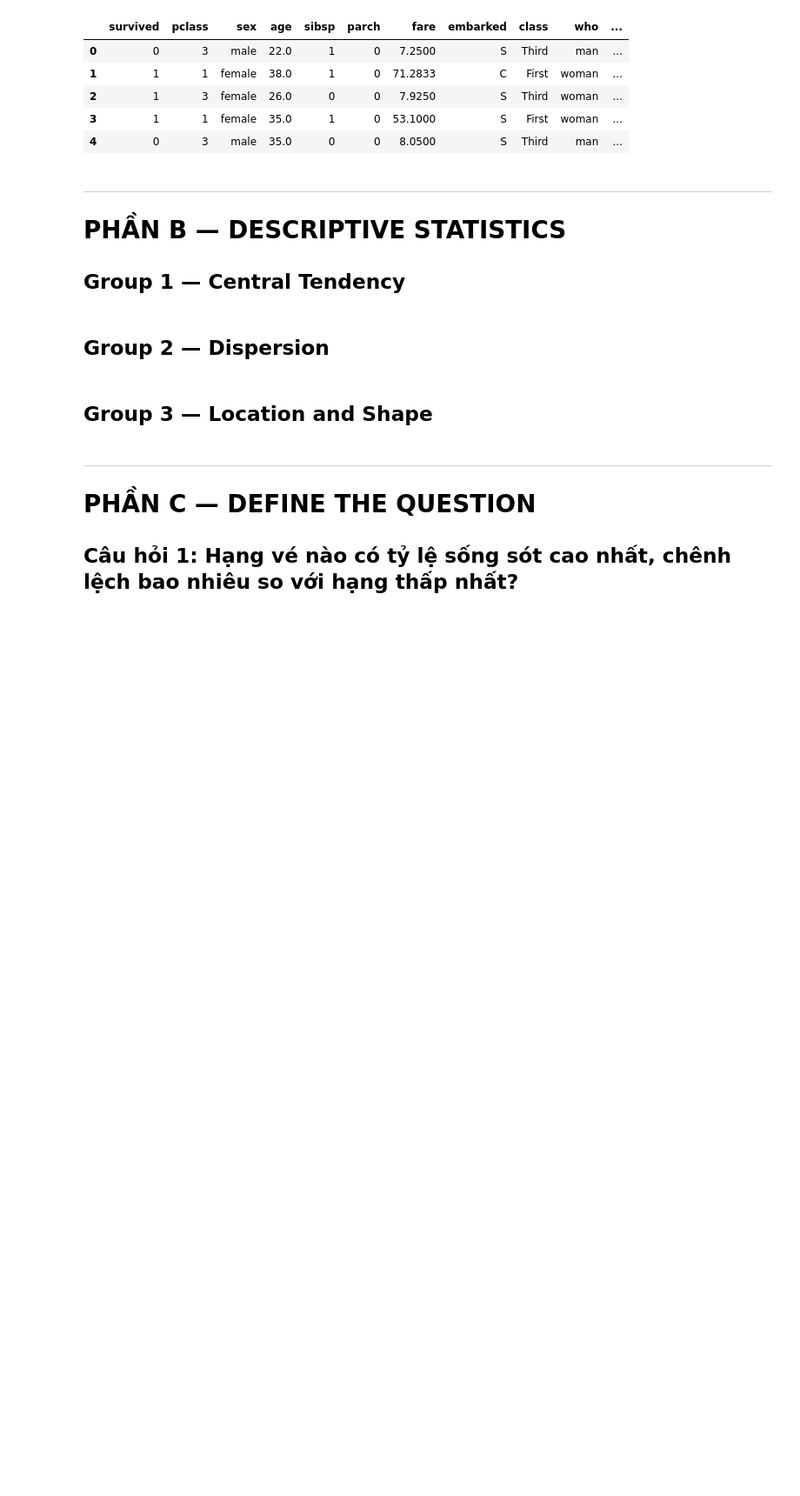
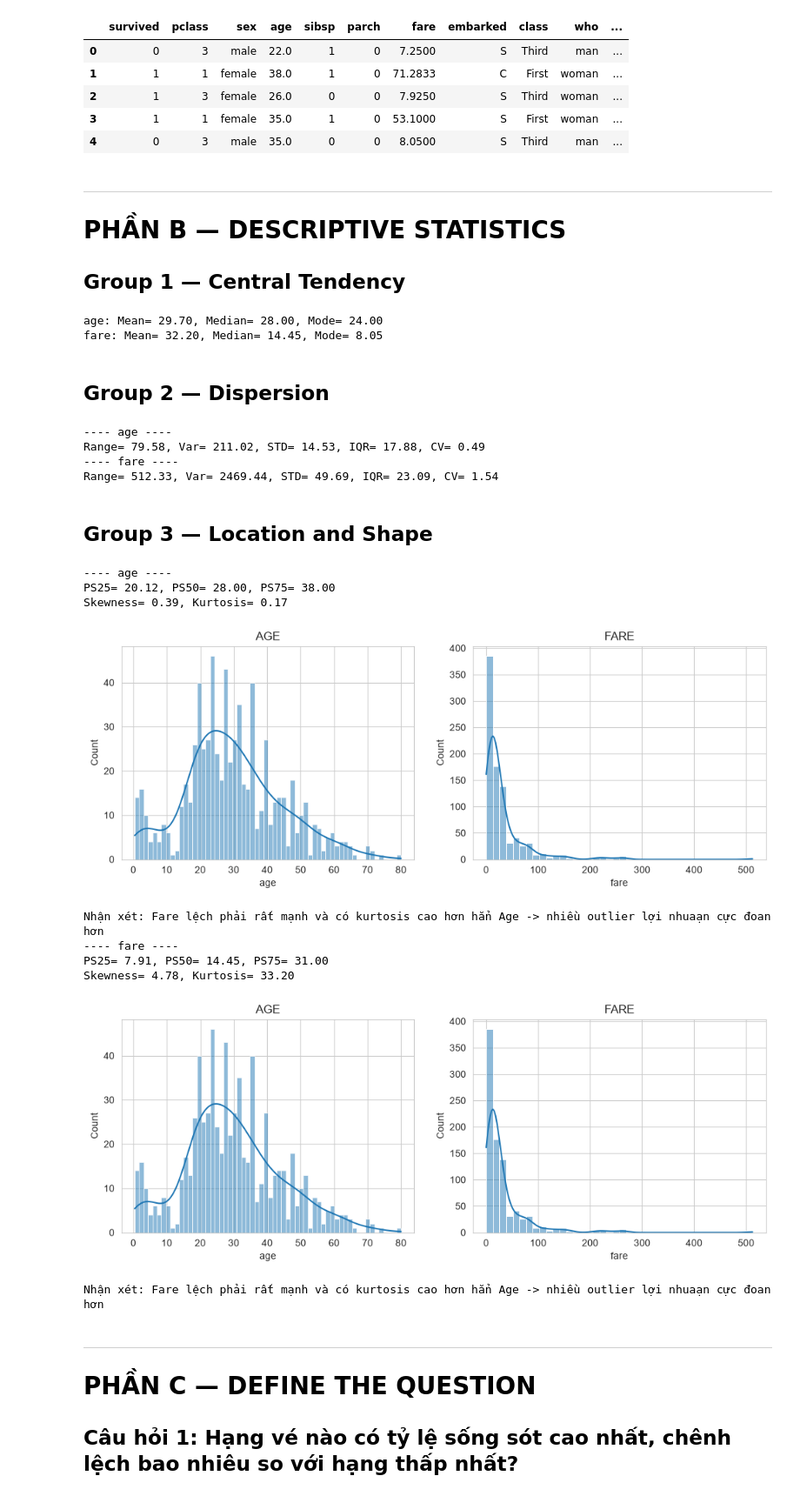
Before and after one commit to BuiQuangHuy0202/PHAN_TICH_DL, a Jupyter notebook: Prac-01/Titanic_EDA_Full_BaiTap.ipynb, the cells around one changed output. Shown at 87% size. Saved outputs shown, nothing was run; the diff lists cells and outputs as text; code cells hidden in the pictures; blank space fills up the shorter version.

```diff
--- a/Prac-01/Titanic_EDA_Full_BaiTap.ipynb
+++ b/Prac-01/Titanic_EDA_Full_BaiTap.ipynb
@@ -97,14 +108,59 @@ df.head()
 ## Group 1 — Central Tendency
 # %%
 # TODO
+for col in ['age', 'fare']:
+    mean_, median_, mode_ = df[col].mean(), df[col].median(), df[col].mode()[0]
+    print(f"{col}: Mean={mean_: .2f}, Median={median_: .2f}, Mode={mode_: .2f}")
+# %% [output]
+age: Mean= 29.70, Median= 28.00, Mode= 24.00
+fare: Mean= 32.20, Median= 14.45, Mode= 8.05
 # %% [markdown]
 ## Group 2 — Dispersion
 # %%
 # TODO
+for col in ['age', 'fare']:
+    s = df[col]
+    range_ = s.max() - s.min()
+    var_ = s.var()
+    std_ = s.std()
+    q1,q3 = s.quantile([0.25, 0.75]); iqr = q3 - q1
+    cv = std_/s.mean()
+    print(f"---- {col} ----")
+    print(f"Range={range_: .2f}, Var={var_: .2f}, STD={std_: .2f}, IQR={iqr: .2f}, CV={cv: .2f}")
+# %% [output]
+---- age ----
+Range= 79.58, Var= 211.02, STD= 14.53, IQR= 17.88, CV= 0.49
+---- fare ----
+Range= 512.33, Var= 2469.44, STD= 49.69, IQR= 23.09, CV= 1.54
 # %% [markdown]
 ## Group 3 — Location and Shape
 # %%
 # TODO
+for col in ['age', 'fare']:
+    s = df[col].dropna()
+    skew_,kurt_ = stats.skew(s) , stats.kurtosis(s)
+    print(f"---- {col} ----")
+    print(f"PS25={s.quantile(0.25): .2f}, PS50={s.quantile(0.5): .2f}, PS75={s.quantile(0.75): .2f}")
+    print(f"Skewness={skew_: .2f}, Kurtosis={kurt_: .2f}");
+
+    fig,axes = plt.subplots(1,2,figsize=(12,4))
+    sns.histplot(df['age'], bins=60, kde=True,ax=axes[0]); axes[0].set_title('AGE')
+    sns.histplot(df['fare'], bins=40, kde=True, ax=axes[1]); axes[1].set_title('FARE')
+    plt.tight_layout; plt.show()
+
+
+    print("Nhận xét: Fare lệch phải rất mạnh và có kurtosis cao hơn hẳn Age -> nhiều outlier lợi nhuận cực đoan hơn")
+# %% [output]
+---- age ----
+PS25= 20.12, PS50= 28.00, PS75= 38.00
+Skewness= 0.39, Kurtosis= 0.17
+[figure, added]
+Nhận xét: Fare lệch phải rất mạnh và có kurtosis cao hơn hẳn Age -> nhiều outlier lợi nhuaạn cực đoan hơn
+---- fare ----
+PS25= 7.91, PS50= 14.45, PS75= 31.00
+Skewness= 4.78, Kurtosis= 33.20
+[figure, added]
+Nhận xét: Fare lệch phải rất mạnh và có kurtosis cao hơn hẳn Age -> nhiều outlier lợi nhuaạn cực đoan hơn
 # %% [markdown]
 ---
 # PHẦN C — DEFINE THE QUESTION
```
Also changed, not shown: parts of 2 cells of this notebook.
